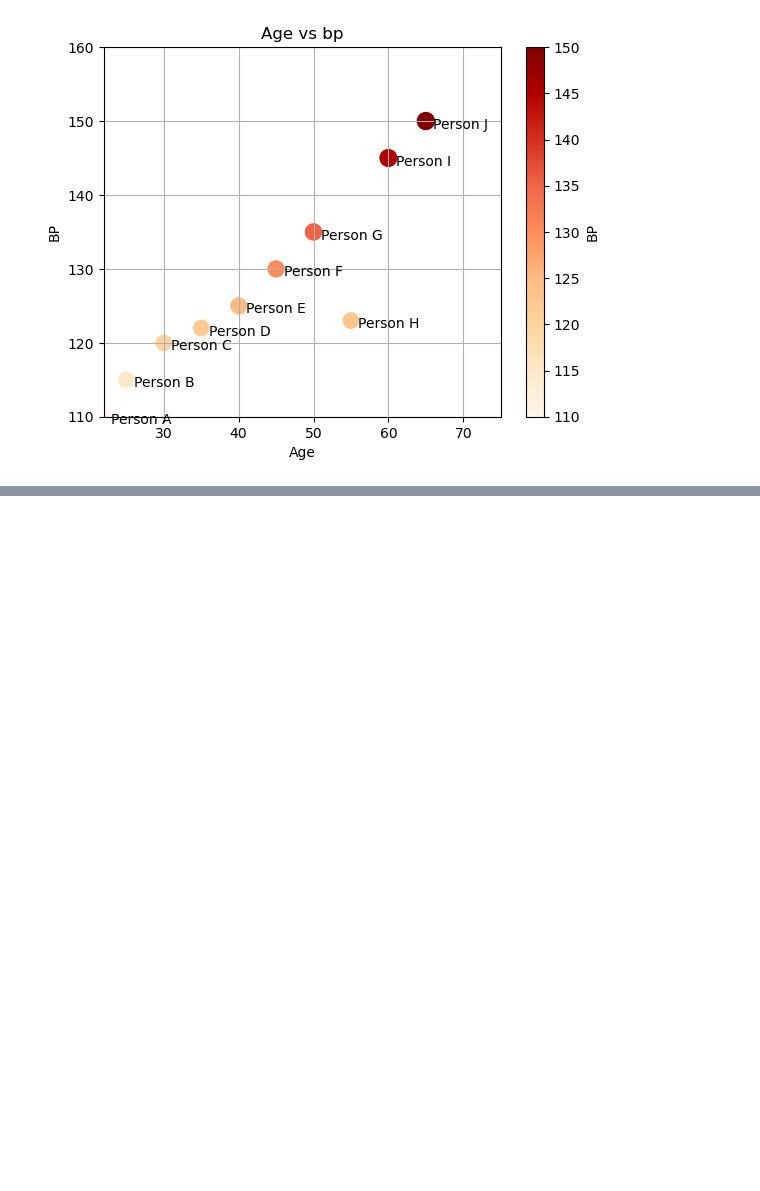
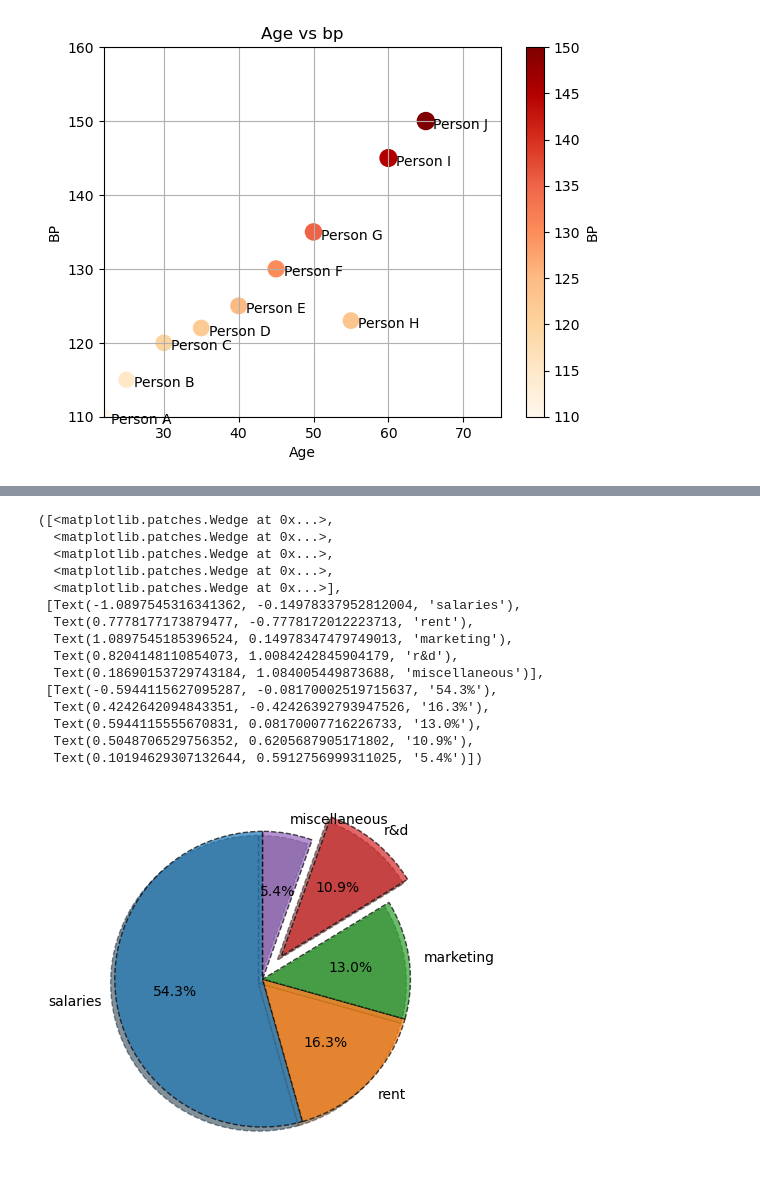
Before and after one commit to Aayush-1209/aiml-python-foundation, a Jupyter notebook: Data_visualisation/matplotliblec.ipynb, the cells around one changed output, grey strips where cells are left out. Drawn from its saved outputs; the diff is of its cells as text; code cells hidden in the pictures; blank space fills up the shorter version.

```diff
--- a/Data_visualisation/matplotliblec.ipynb
+++ b/Data_visualisation/matplotliblec.ipynb
@@ -176,0 +200,35 @@ plt.ylim(min(bp),max(bp)+10)
+# %%
+#Pie charts
+
+expenses = ["salaries","rent","marketing","r&d","miscellaneous"]
+
+amount = [500,150,120,100,50]
+explode = [0,0,0,0.2,0]
+plt.pie(amount,labels=expenses,autopct="%1.1f%%",
+        wedgeprops={
+            "edgecolor":"black",
+            "linewidth":1,
+            "linestyle":"--",
+            "alpha":0.7
+        },explode=explode,startangle=90,shadow=True
+
+
+       )
+# plt.style.available  - all the available styles but use before plot
+# %% [output]
+([<matplotlib.patches.Wedge at 0x...>,
+  <matplotlib.patches.Wedge at 0x...>,
+  <matplotlib.patches.Wedge at 0x...>,
+  <matplotlib.patches.Wedge at 0x...>,
+  <matplotlib.patches.Wedge at 0x...>],
+ [Text(-1.0897545316341362, -0.14978337952812004, 'salaries'),
+  Text(0.7778177173879477, -0.7778172012223713, 'rent'),
+  Text(1.0897545185396524, 0.14978347479749013, 'marketing'),
+  Text(0.8204148110854073, 1.0084242845904179, 'r&d'),
+  Text(0.18690153729743184, 1.084005449873688, 'miscellaneous')],
+ [Text(-0.5944115627095287, -0.08170002519715637, '54.3%'),
+  Text(0.4242642094843351, -0.42426392793947526, '16.3%'),
+  Text(0.5944115555670831, 0.08170007716226733, '13.0%'),
+  Text(0.5048706529756352, 0.6205687905171802, '10.9%'),
+  Text(0.10194629307132644, 0.5912756999311025, '5.4%')])
+[figure, added]
```
Also changed, not shown: parts of 6 cells of this notebook.
